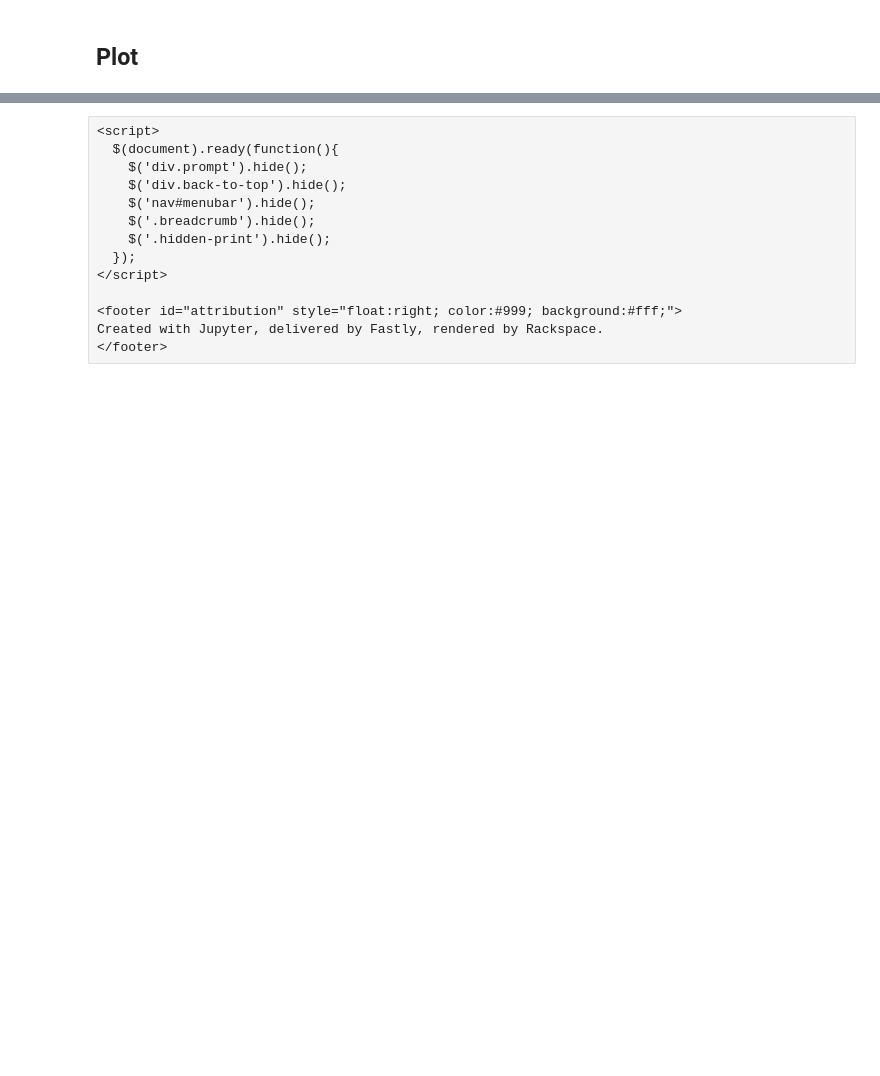
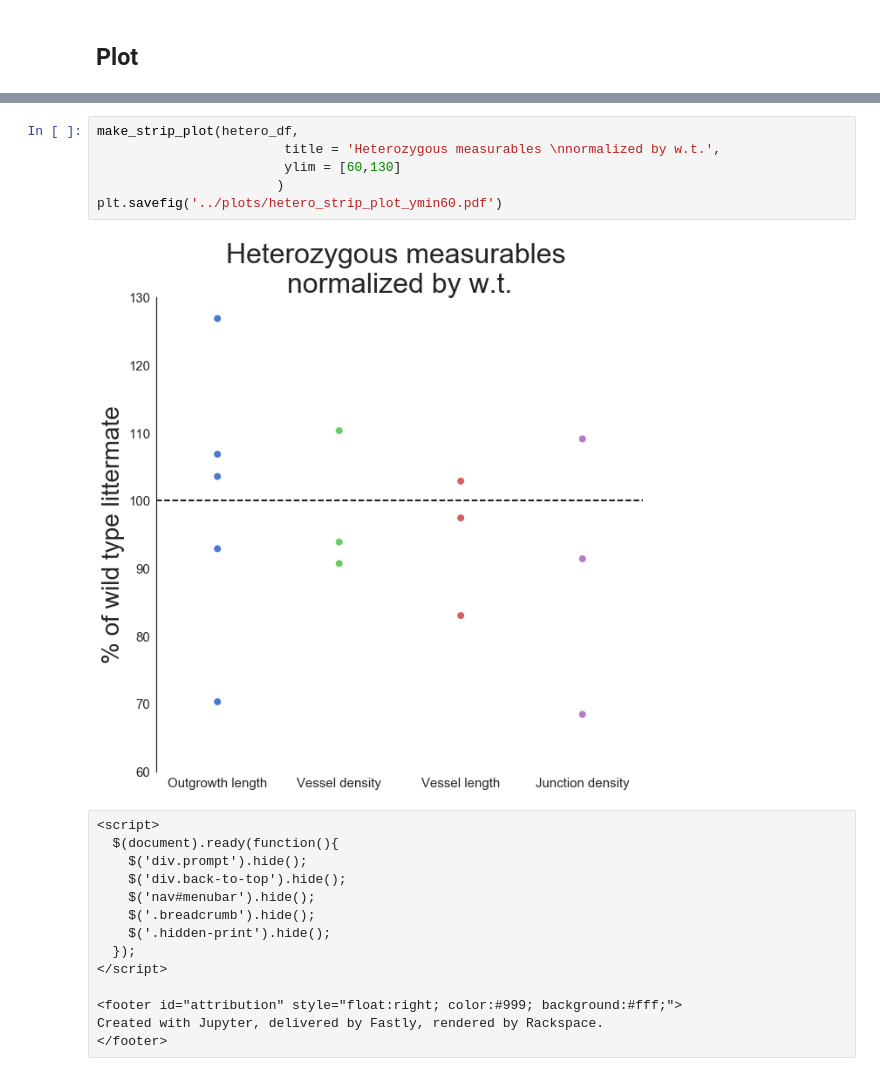
Before and after one commit to MixedIndentations/Angiogenesis-Density, a Jupyter notebook: notebooks/visualization-2018-January-Talk.ipynb, the cells around one changed output, grey strips where cells are left out. Saved outputs shown, nothing was run; the diff lists cells and outputs as text; blank space fills up the shorter version.

```diff
--- a/notebooks/visualization-2018-January-Talk.ipynb
+++ b/notebooks/visualization-2018-January-Talk.ipynb
@@ -331,3 +386,11 @@ plt.savefig('../plots/hetero_bar_plot.pdf')
+# %%
+make_strip_plot(hetero_df,
+                        title = 'Heterozygous measurables \nnormalized by w.t.',
+                        ylim = [60,130]
+                       )
+plt.savefig('../plots/hetero_strip_plot_ymin60.pdf')
+# %% [output]
+[figure, added]
 # %% [raw]
 <script>
   $(document).ready(function(){
```
Also changed, not shown: parts of 5 cells of this notebook, 10 other files.
